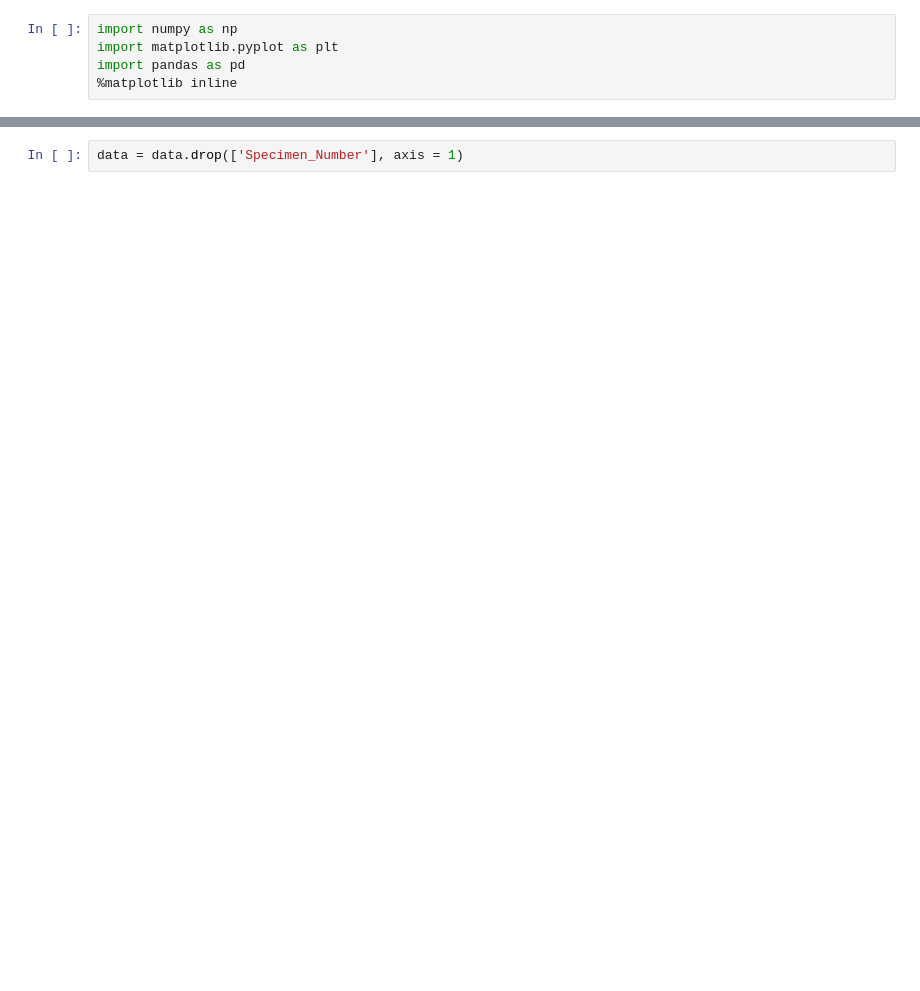
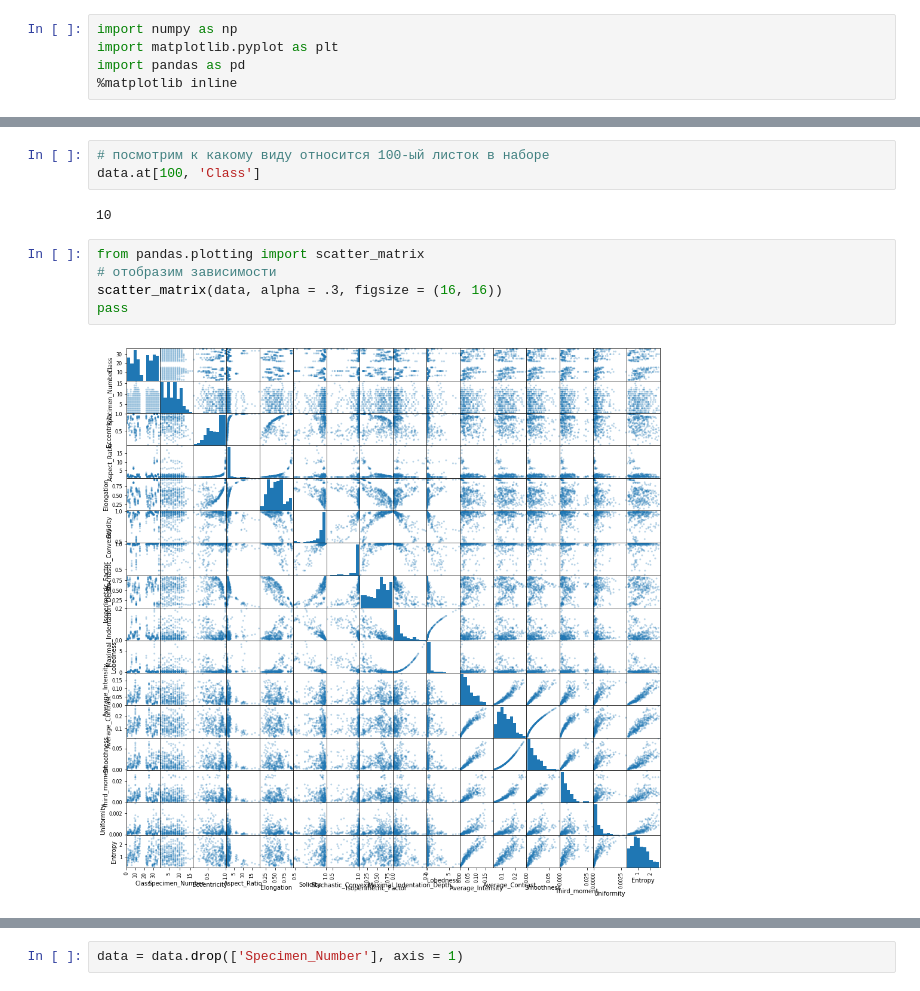
Before and after one commit to DmitryNakhimovich/ML_homework_1, a Jupyter notebook: Nakhimovich_lab_1.ipynb, the cells around one changed output, grey strips where cells are left out. Saved outputs shown, nothing was run; the diff lists cells and outputs as text; blank space fills up the shorter version.

```diff
--- a/Nakhimovich_lab_1.ipynb
+++ b/Nakhimovich_lab_1.ipynb
@@ -20,0 +143,12 @@ dtype('int64')
+# %%
+# посмотрим к какому виду относится 100-ый листок в наборе
+data.at[100, 'Class']
+# %% [output]
+10
+# %%
+from pandas.plotting import scatter_matrix
+# отобразим зависимости
+scatter_matrix(data, alpha = .3, figsize = (16, 16))
+pass
+# %% [output]
+[figure, added]
```
Also changed, not shown: parts of 48 cells of this notebook.
